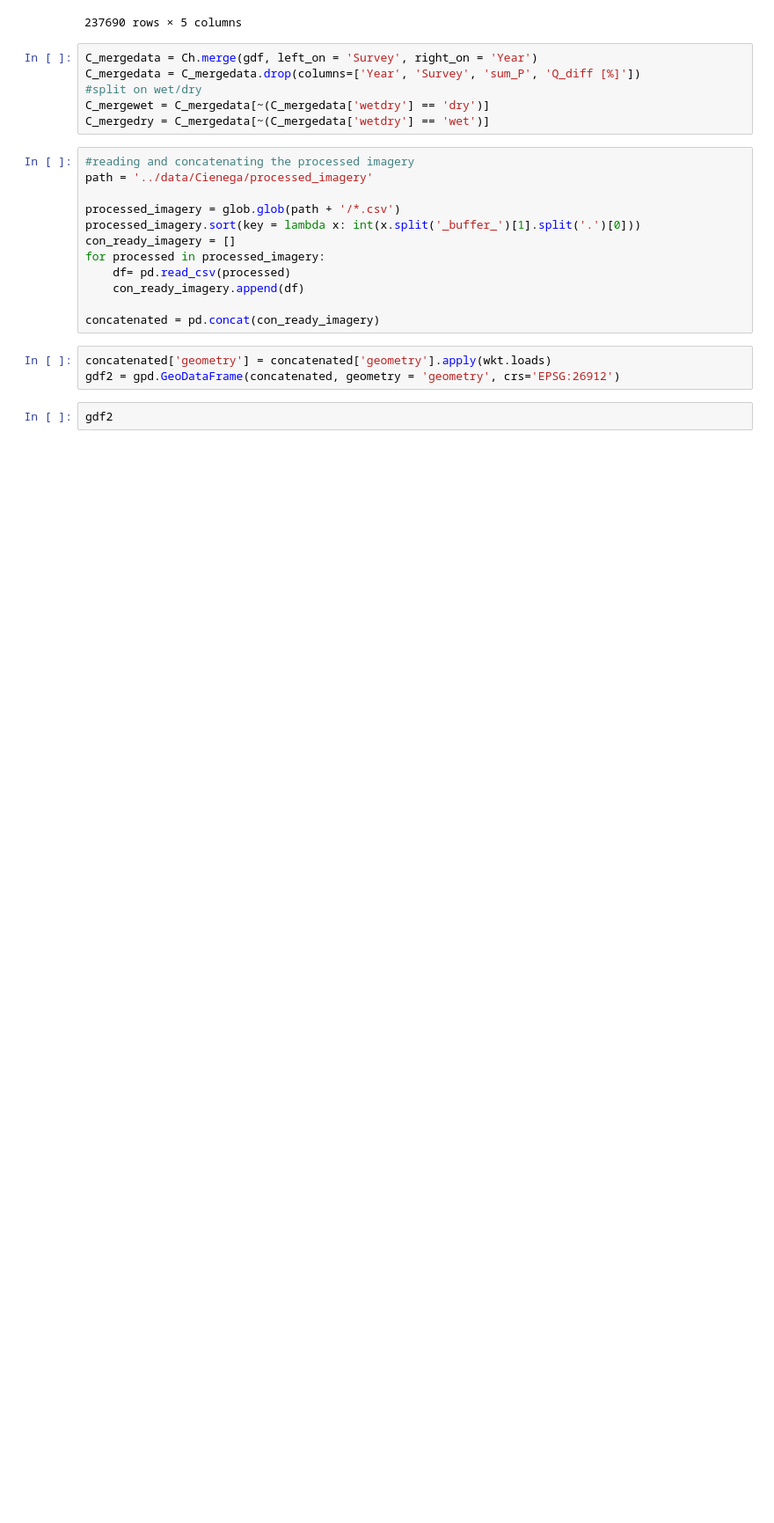
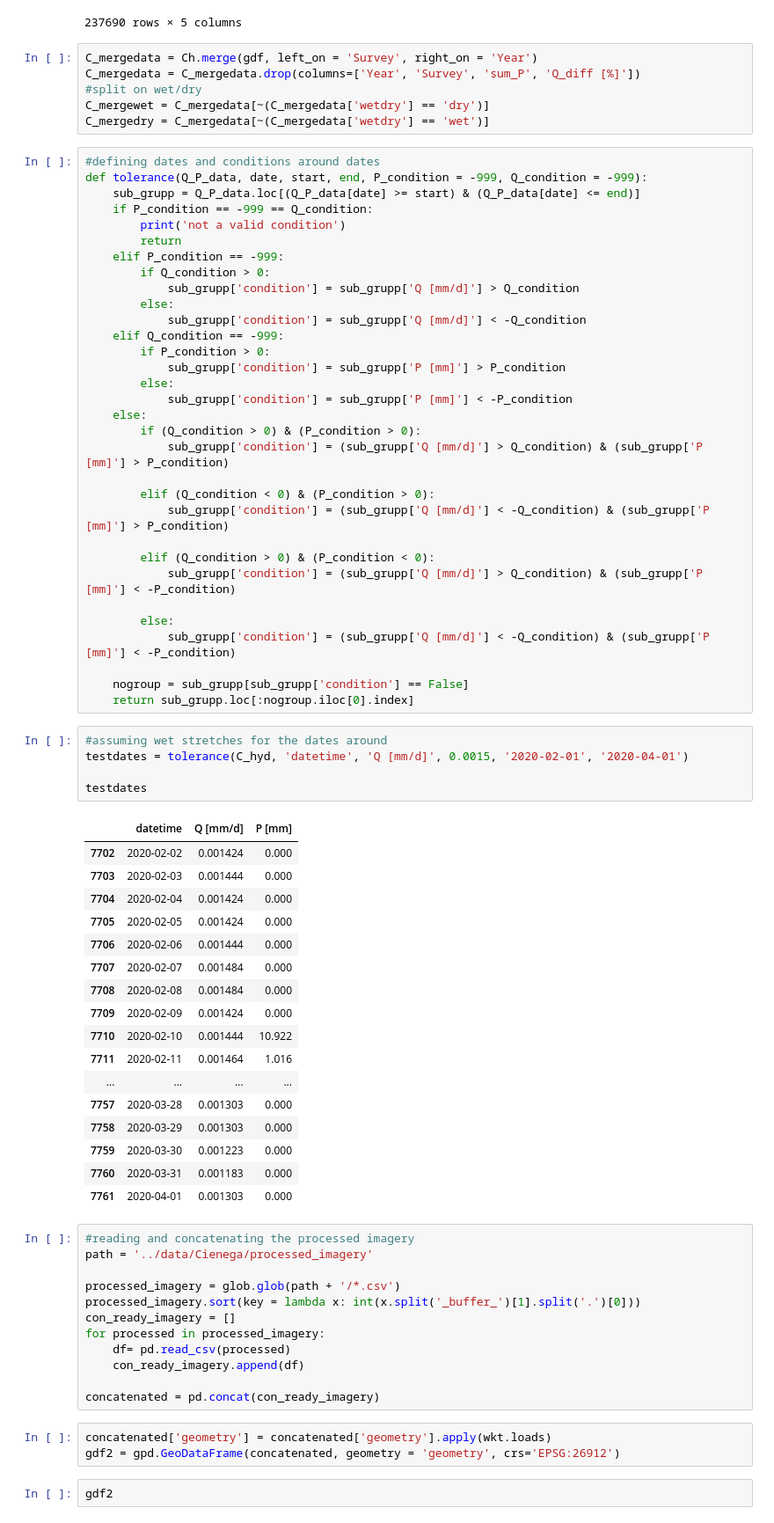
Before and after one commit to lapidesd/SanPedro_wetdry_pilot, a Jupyter notebook: code/Cienega_survey_imagery.ipynb, the cells around one changed output. Shown at 88% size. Cells and saved outputs as stored; diff of their text form; blank space fills up the shorter version.

```diff
--- a/code/Cienega_survey_imagery.ipynb
+++ b/code/Cienega_survey_imagery.ipynb
@@ -133,6 +147,61 @@ C_mergedata = C_mergedata.drop(columns=['Year', 'Survey', 'sum_P', 'Q_diff [%]']
 #split on wet/dry
 C_mergewet = C_mergedata[~(C_mergedata['wetdry'] == 'dry')]
 C_mergedry = C_mergedata[~(C_mergedata['wetdry'] == 'wet')]
+# %%
+#defining dates and conditions around dates
+def tolerance(Q_P_data, date, start, end, P_condition = -999, Q_condition = -999):
+    sub_grupp = Q_P_data.loc[(Q_P_data[date] >= start) & (Q_P_data[date] <= end)]
+    if P_condition == -999 == Q_condition:
+        print('not a valid condition')
+        return
+    elif P_condition == -999:
+        if Q_condition > 0:
+            sub_grupp['condition'] = sub_grupp['Q [mm/d]'] > Q_condition
+        else:
+            sub_grupp['condition'] = sub_grupp['Q [mm/d]'] < -Q_condition
+    elif Q_condition == -999:
+        if P_condition > 0:
+            sub_grupp['condition'] = sub_grupp['P [mm]'] > P_condition
+        else:
+            sub_grupp['condition'] = sub_grupp['P [mm]'] < -P_condition
+    else:
+        if (Q_condition > 0) & (P_condition > 0):
+            sub_grupp['condition'] = (sub_grupp['Q [mm/d]'] > Q_condition) & (sub_grupp['P [mm]'] > P_condition)
+
+        elif (Q_condition < 0) & (P_condition > 0):
+            sub_grupp['condition'] = (sub_grupp['Q [mm/d]'] < -Q_condition) & (sub_grupp['P [mm]'] > P_condition)
+
+        elif (Q_condition > 0) & (P_condition < 0):
+            sub_grupp['condition'] = (sub_grupp['Q [mm/d]'] > Q_condition) & (sub_grupp['P [mm]'] < -P_condition)
+
+        else:
+            sub_grupp['condition'] = (sub_grupp['Q [mm/d]'] < -Q_condition) & (sub_grupp['P [mm]'] < -P_condition)
+
+    nogroup = sub_grupp[sub_grupp['condition'] == False]
+    return sub_grupp.loc[:nogroup.iloc[0].index]
+# %%
+#assuming wet stretches for the dates around
+testdates = tolerance(C_hyd, 'datetime', 'Q [mm/d]', 0.0015, '2020-02-01', '2020-04-01')
+
+testdates
+# %% [output]
+|  | datetime | Q [mm/d] | P [mm] |
+| 7702 | 2020-02-02 | 0.001424 | 0.000 |
+| 7703 | 2020-02-03 | 0.001444 | 0.000 |
+| 7704 | 2020-02-04 | 0.001424 | 0.000 |
+| 7705 | 2020-02-05 | 0.001424 | 0.000 |
+| 7706 | 2020-02-06 | 0.001444 | 0.000 |
+| 7707 | 2020-02-07 | 0.001484 | 0.000 |
+| 7708 | 2020-02-08 | 0.001484 | 0.000 |
+| 7709 | 2020-02-09 | 0.001424 | 0.000 |
+| 7710 | 2020-02-10 | 0.001444 | 10.922 |
+| 7711 | 2020-02-11 | 0.001464 | 1.016 |
+| ... | ... | ... | ... |
+| 7757 | 2020-03-28 | 0.001303 | 0.000 |
+| 7758 | 2020-03-29 | 0.001303 | 0.000 |
+| 7759 | 2020-03-30 | 0.001223 | 0.000 |
+| 7760 | 2020-03-31 | 0.001183 | 0.000 |
+| 7761 | 2020-04-01 | 0.001303 | 0.000 |
 # %%
 #reading and concatenating the processed imagery
 path = '../data/Cienega/processed_imagery'
```
Also changed, not shown: parts of 1 cell of this notebook, 1 other file.
